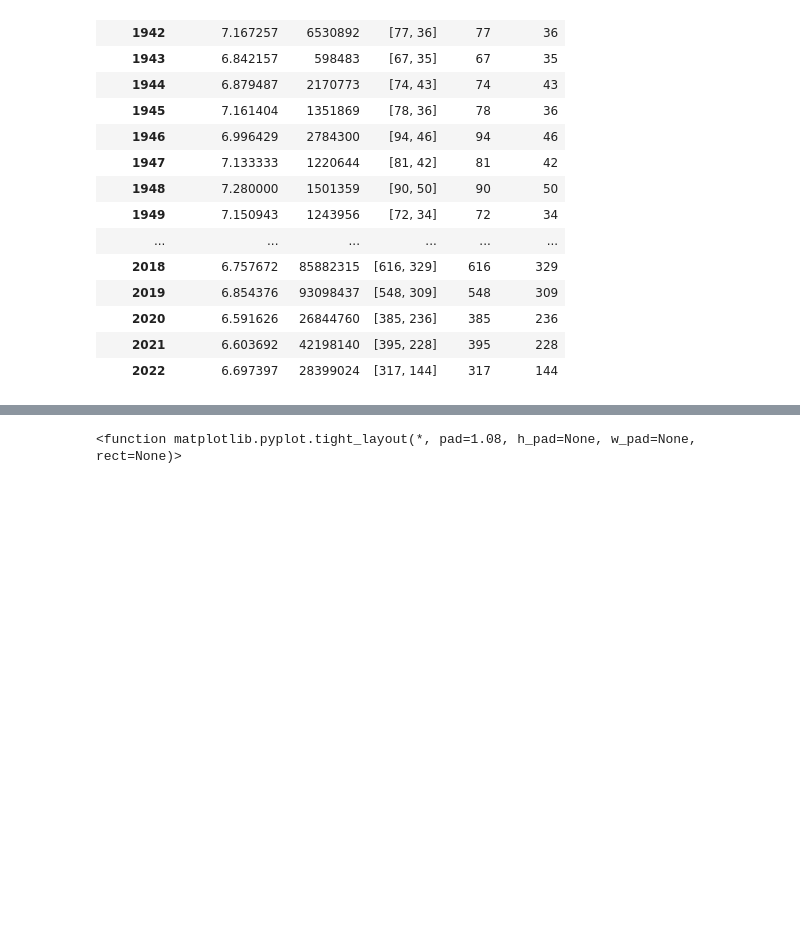
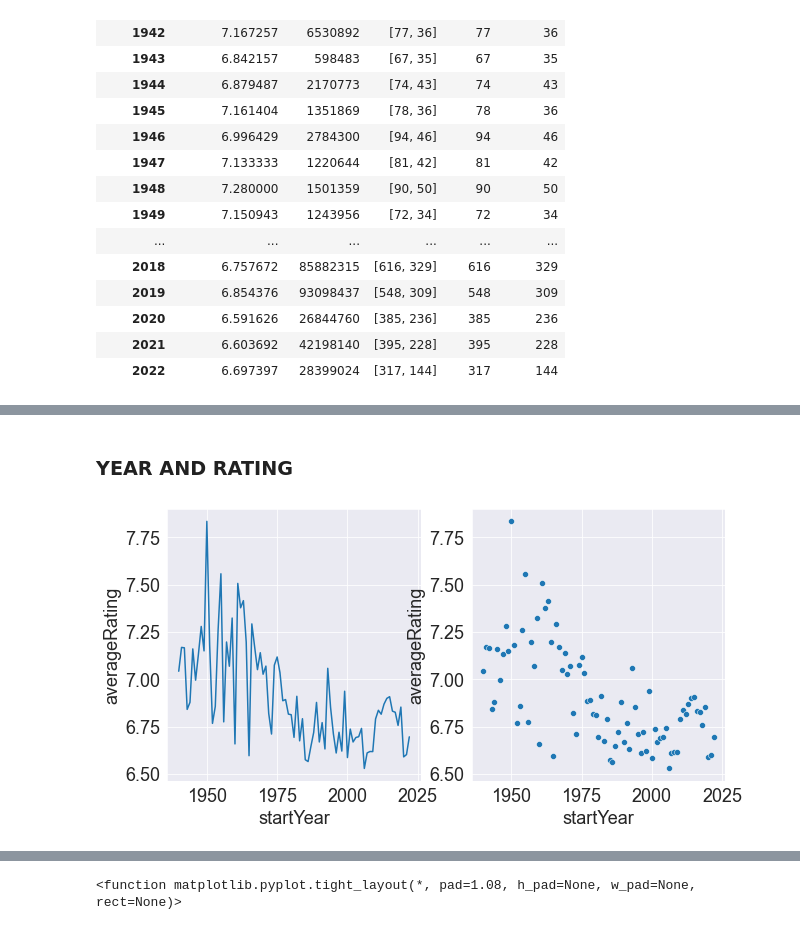
Before and after one commit to Lozzio99/Madness, a Jupyter notebook: MadEda.ipynb, the cells around one changed output, grey strips where cells are left out. Saved outputs shown, nothing was run; the diff lists cells and outputs as text; code cells hidden in the pictures; blank space fills up the shorter version.

```diff
--- a/MadEda.ipynb
+++ b/MadEda.ipynb
@@ -71,0 +95,9 @@ sns.relplot(x='startYear', y='averageRating', data=byYear, kind='line')
+# %% [markdown]
+### YEAR AND RATING
+# %%
+fig, axes = plt.subplots(ncols=2, figsize=(10, 5))
+sns.lineplot(x='startYear', y='averageRating', data=byYear, ax = axes[0])
+sns.scatterplot(x='startYear', y='averageRating', data=byYear,ax = axes[1])
+plt.show()
+# %% [output]
+[figure, added]
```
Also changed, not shown: parts of 51 cells of this notebook, 2 other files.
